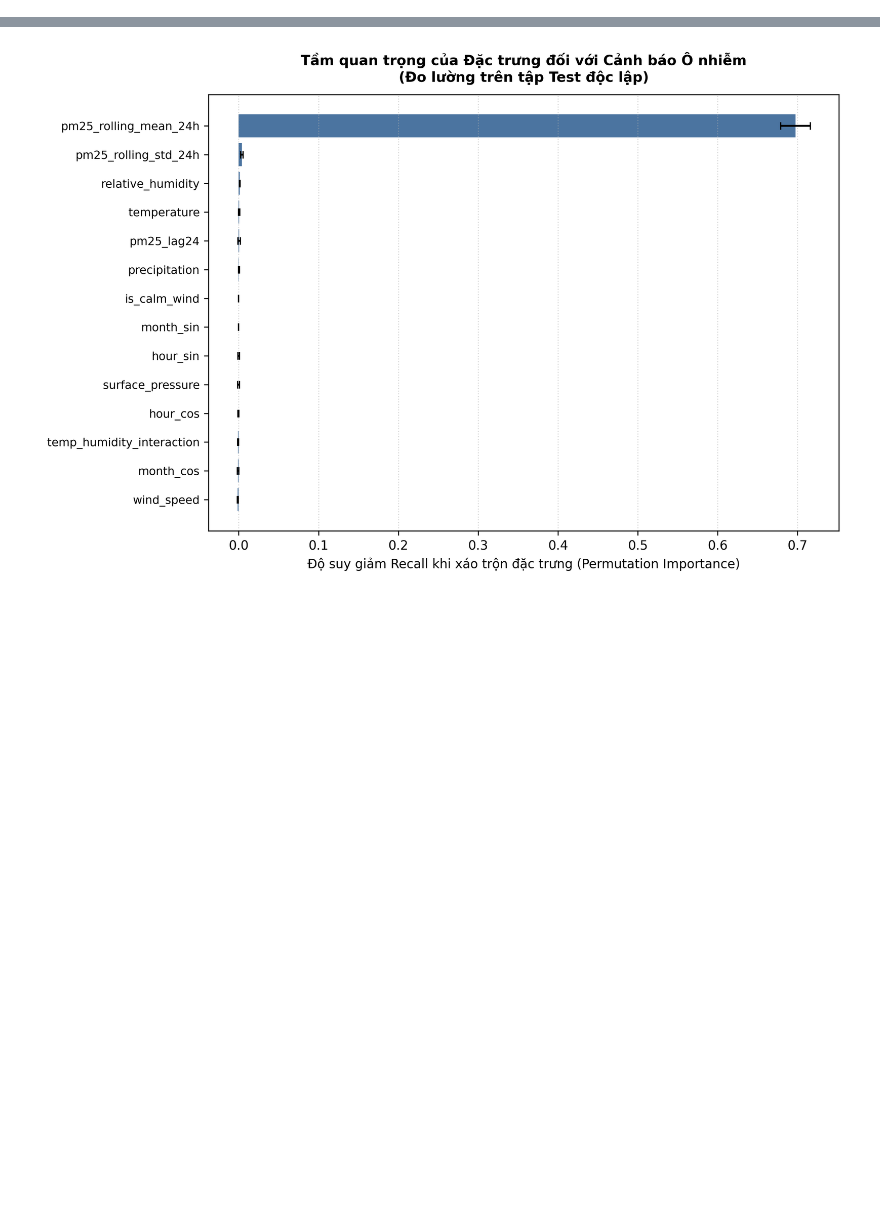
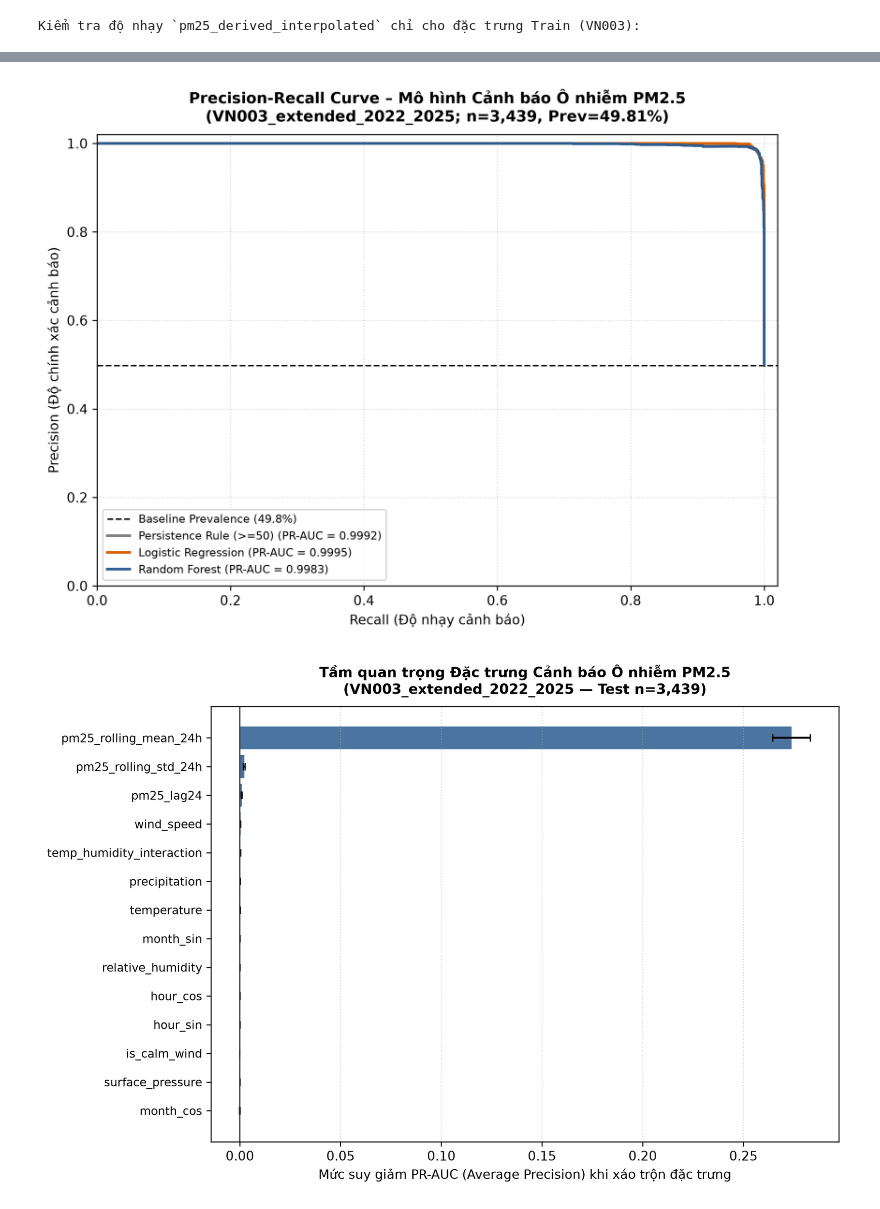
Before and after one commit to doctor-cato/air-pollution-analysis, a Jupyter notebook: notebooks/07_classification_alerts.ipynb, the cells around one changed output, grey strips where cells are left out. Saved outputs shown, nothing was run; the diff lists cells and outputs as text; code cells hidden in the pictures; blank space fills up the shorter version.

Commit message:
feat(issue-13): harden classification nowcast, multi-scope ablation, leakage audit, and conflict-resolved docs

```diff
--- a/notebooks/07_classification_alerts.ipynb
+++ b/notebooks/07_classification_alerts.ipynb
@@ -243,9 +222,27 @@ Image(filename=str(PR_FIG_PATH))
 # %%
-imp_df = compute_feature_importances(rf, X_test, y_test)
-print("BẢNG XẾP HẠNG TẦM QUAN TRỌNG ĐẶC TRƯNG:")
-display(imp_df)
+print("EXPANDING-WINDOW TEMPORAL BACKTEST (TRAIN FOLDS — VN001 BASELINE):")
+display(res_base.backtest_table)
 
-render_feature_importance_figure(imp_df, FEAT_FIG_PATH)
-print(f"Đã lưu biểu đồ Feature Importance: {FEAT_FIG_PATH.resolve()}")
-Image(filename=str(FEAT_FIG_PATH))
+if "VN001_extended" in suite_results:
+    res_ext1 = suite_results["VN001_extended"]
+    print("\n--- PHẠM VI VN001_extended_80_20 (Mùa sạch, Test 0 ca dương -> UNESTIMABLE) ---")
+    display(res_ext1.metrics_table)
+
+if "VN003_extended" in suite_results:
+    res_vn003 = suite_results["VN003_extended"]
+    print("\n--- PHẠM VI VN003_extended_2022_2025 (Lịch sử 2022-2025) ---")
+    display(res_vn003.metrics_table)
+    print("Feature Ablation & Horizon Decay (VN003):")
+    display(res_vn003.ablation_horizon_table)
+    print("Dịch chuyển theo năm trên Test (VN003):")
+    display(res_vn003.annual_drift_table)
+    if res_vn003.derived_sensitivity_table is not None:
+        print("Kiểm tra độ nhạy `pm25_derived_interpolated` chỉ cho đặc trưng Train (VN003):")
+        display(res_vn003.derived_sensitivity_table)
+    fig_vn003_pr = FIGURES_DIR / "precision_recall_curve_vn003_extended.png"
+    if fig_vn003_pr.exists():
+        display(Image(filename=str(fig_vn003_pr)))
+    fig_vn003_fi = FIGURES_DIR / "feature_importance_vn003_extended.png"
+    if fig_vn003_fi.exists():
+        display(Image(filename=str(fig_vn003_fi)))
 # %% [output]
@@ -268,0 +285 @@ BẢNG XẾP HẠNG TẦM QUAN TRỌNG ĐẶC TRƯNG:
+Kiểm tra độ nhạy `pm25_derived_interpolated` chỉ cho đặc trưng Train (VN003):
@@ -269,2 +289,3 @@ BẢNG XẾP HẠNG TẦM QUAN TRỌNG ĐẶC TRƯNG:
-[figure, old version]
+[figure, new version]
+[figure, added]
 # %% [markdown]
```
Also changed, not shown: parts of 20 cells of this notebook, 20 other files.
